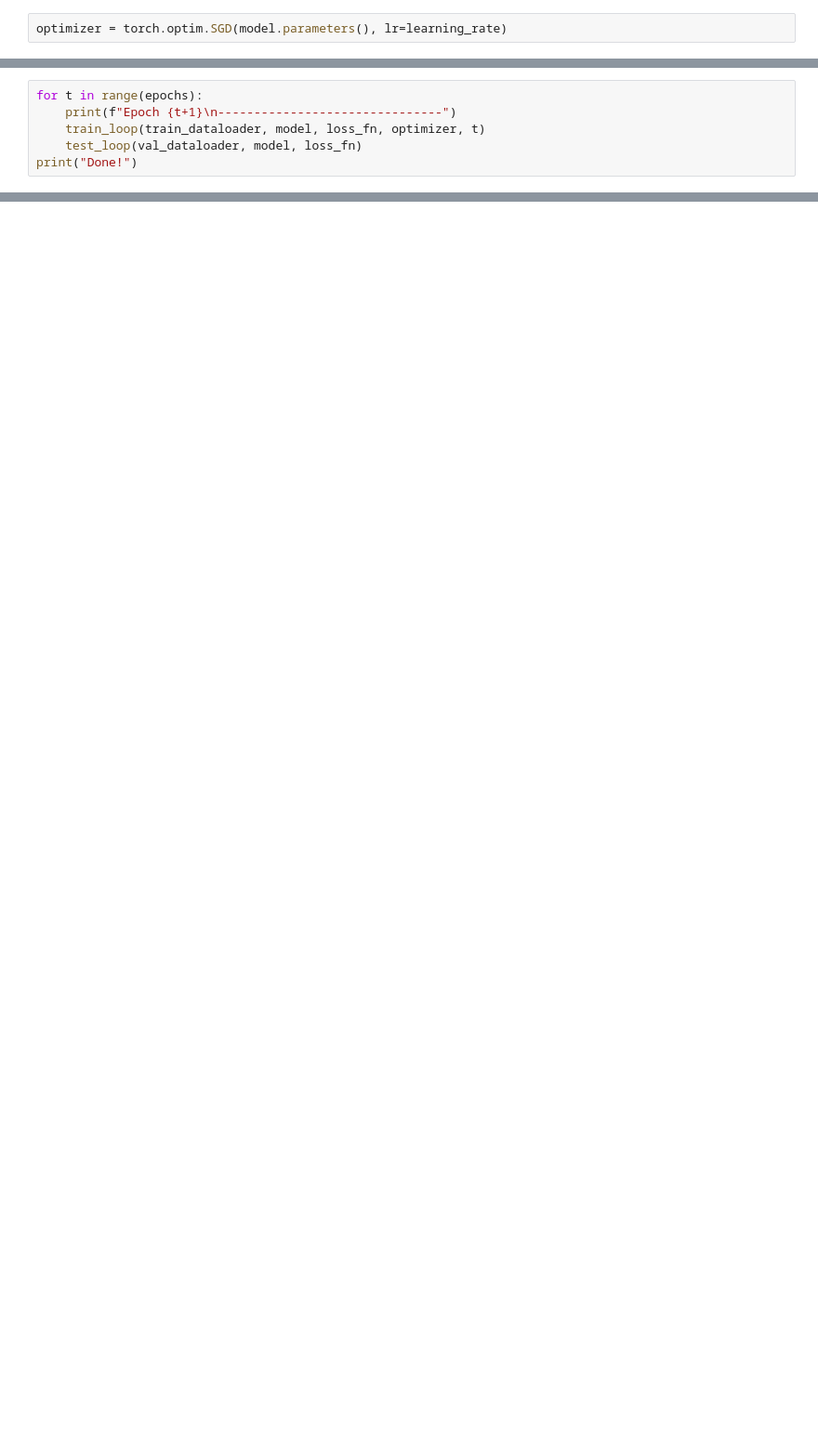
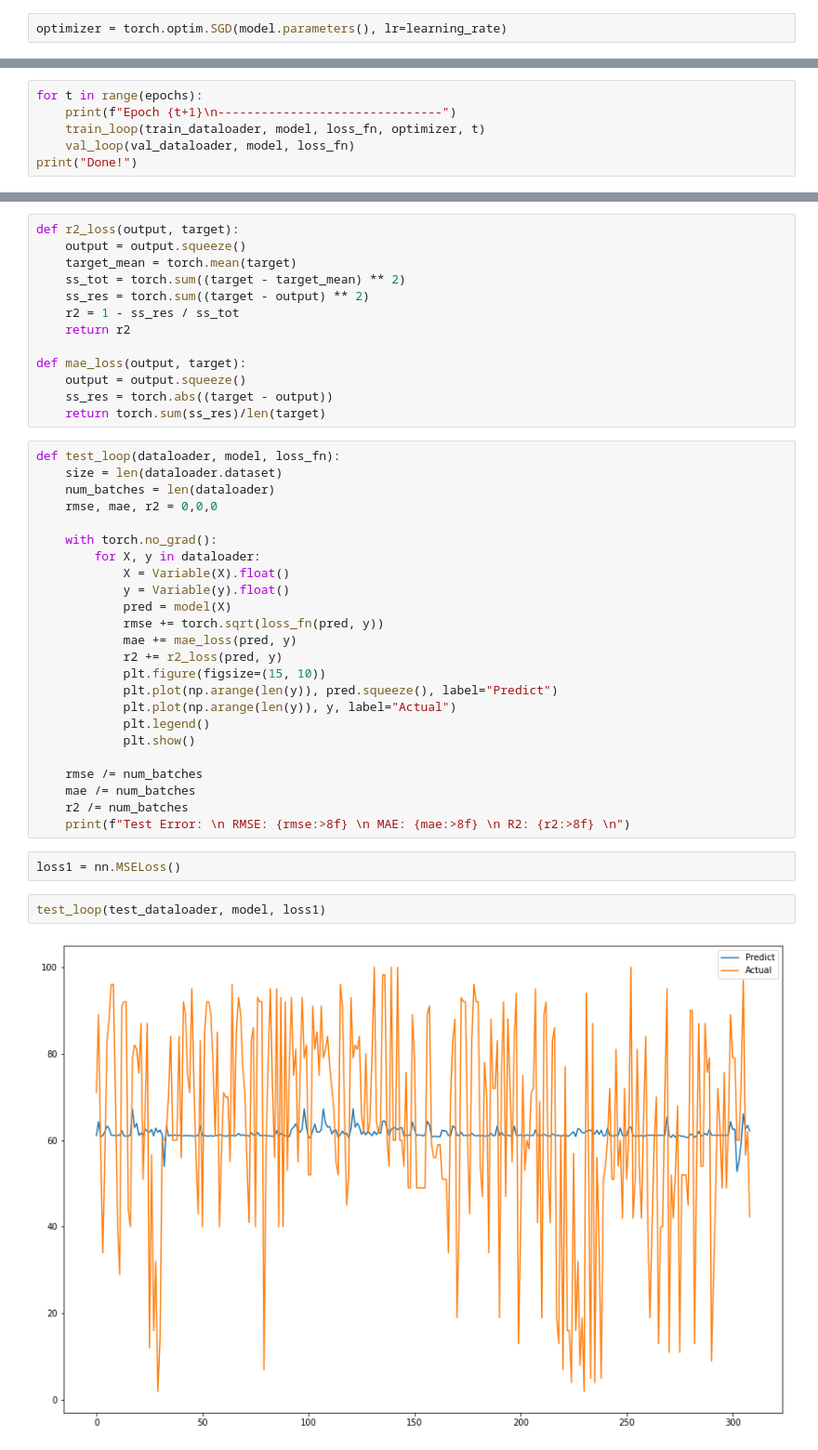
Before and after one commit to XenaN/Chem_conditions, a Jupyter notebook: notebooks/RDKit.ipynb, the cells around one changed output, grey strips where cells are left out. Shown at 93% size. Saved outputs shown, nothing was run; the diff lists cells and outputs as text; blank space fills up the shorter version.

Commit message:
feat: added metrics and plot

```diff
--- a/notebooks/RDKit.ipynb
+++ b/notebooks/RDKit.ipynb
@@ -362,7 +356,7 @@ def test_loop(dataloader, model, loss_fn):
 for t in range(epochs):
     print(f"Epoch {t+1}\n-------------------------------")
     train_loop(train_dataloader, model, loss_fn, optimizer, t)
-    test_loop(val_dataloader, model, loss_fn)
+    val_loop(val_dataloader, model, loss_fn)
 print("Done!")
 # %% [output]
 Epoch 1
@@ -399,0 +400,43 @@ Done!
+# %%
+def r2_loss(output, target):
+    output = output.squeeze()
+    target_mean = torch.mean(target)
+    ss_tot = torch.sum((target - target_mean) ** 2)
+    ss_res = torch.sum((target - output) ** 2)
+    r2 = 1 - ss_res / ss_tot
+    return r2
+
+def mae_loss(output, target):
+    output = output.squeeze()
+    ss_res = torch.abs((target - output))
+    return torch.sum(ss_res)/len(target)
+# %%
+def test_loop(dataloader, model, loss_fn):
+    size = len(dataloader.dataset)
+    num_batches = len(dataloader)
+    rmse, mae, r2 = 0,0,0
+
+    with torch.no_grad():
+        for X, y in dataloader:
+            X = Variable(X).float()
+            y = Variable(y).float()
+            pred = model(X)
+            rmse += torch.sqrt(loss_fn(pred, y))
+            mae += mae_loss(pred, y)
+            r2 += r2_loss(pred, y)
+            plt.figure(figsize=(15, 10))
+            plt.plot(np.arange(len(y)), pred.squeeze(), label="Predict")
+            plt.plot(np.arange(len(y)), y, label="Actual")
+            plt.legend()
+            plt.show()
+
+    rmse /= num_batches
+    mae /= num_batches
+    r2 /= num_batches
+    print(f"Test Error: \n RMSE: {rmse:>8f} \n MAE: {mae:>8f} \n R2: {r2:>8f} \n")
+# %%
+loss1 = nn.MSELoss()
+# %%
+test_loop(test_dataloader, model, loss1)
+# %% [output]
+[figure, added]
```
Also changed, not shown: parts of 6 cells of this notebook.
